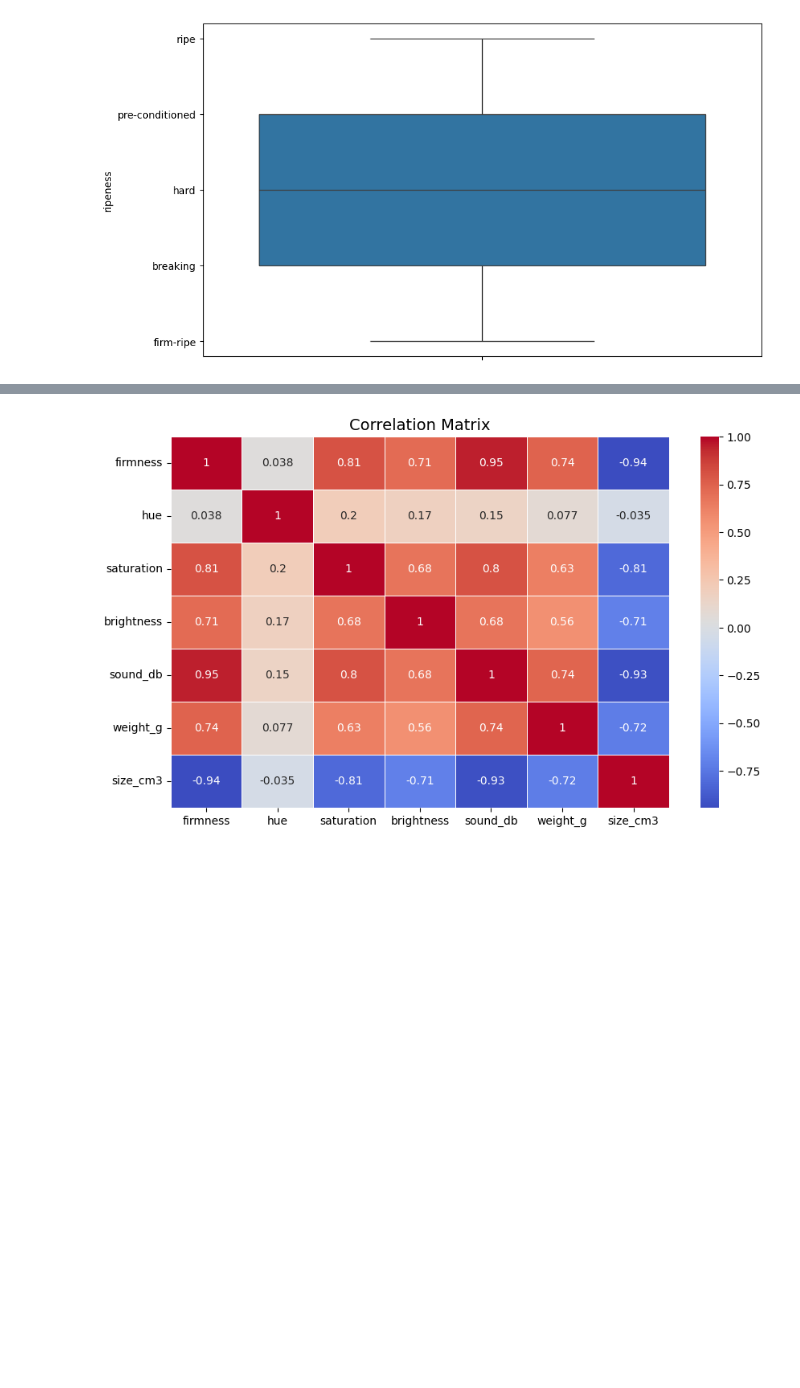
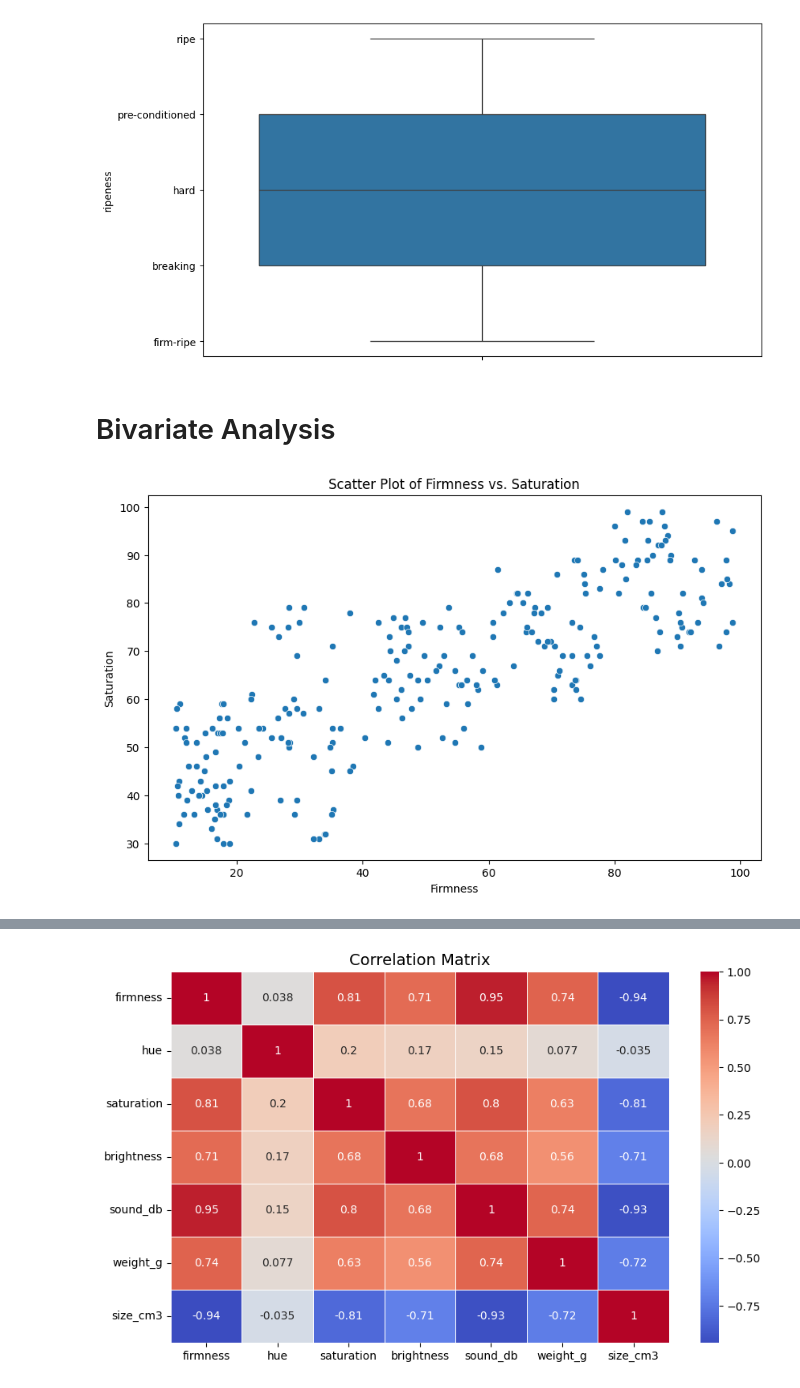
Before and after one commit to Nikhil5566/EDA-Prostate-cancer-dataset-, a Jupyter notebook: Avacardo_Dataset.ipynb, the cells around one changed output, grey strips where cells are left out. Drawn from its saved outputs; the diff is of its cells as text; code cells hidden in the pictures; blank space fills up the shorter version.

```diff
--- a/Avacardo_Dataset.ipynb
+++ b/Avacardo_Dataset.ipynb
@@ -128,3 +134,16 @@ sns.boxplot(df['ripeness'])
 plt.show()
 # %% [output]
 [figure]
+# %% [markdown]
+# Bivariate Analysis
+# %%
+# Example 1: Scatter plot between two continuous variables
+# Replace 'firmness' and 'saturation' with actual continuous column names from your DataFrame
+plt.figure(figsize=(10, 6))
+sns.scatterplot(x='firmness', y='saturation', data=df)
+plt.title('Scatter Plot of Firmness vs. Saturation')
+plt.xlabel('Firmness')
+plt.ylabel('Saturation')
+plt.show()
+# %% [output]
+[figure, added]
```
Also changed, not shown: parts of 6 cells of this notebook.
